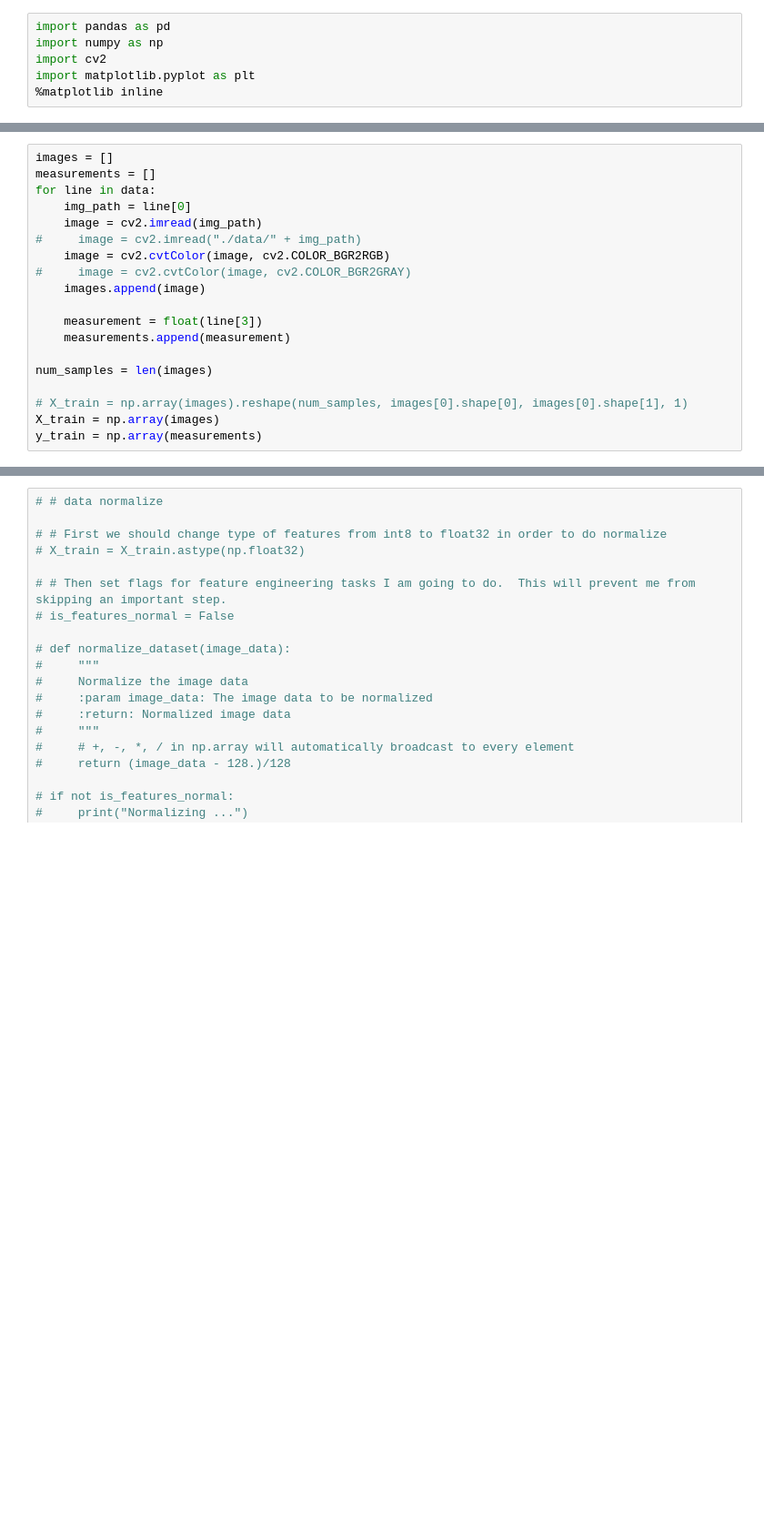
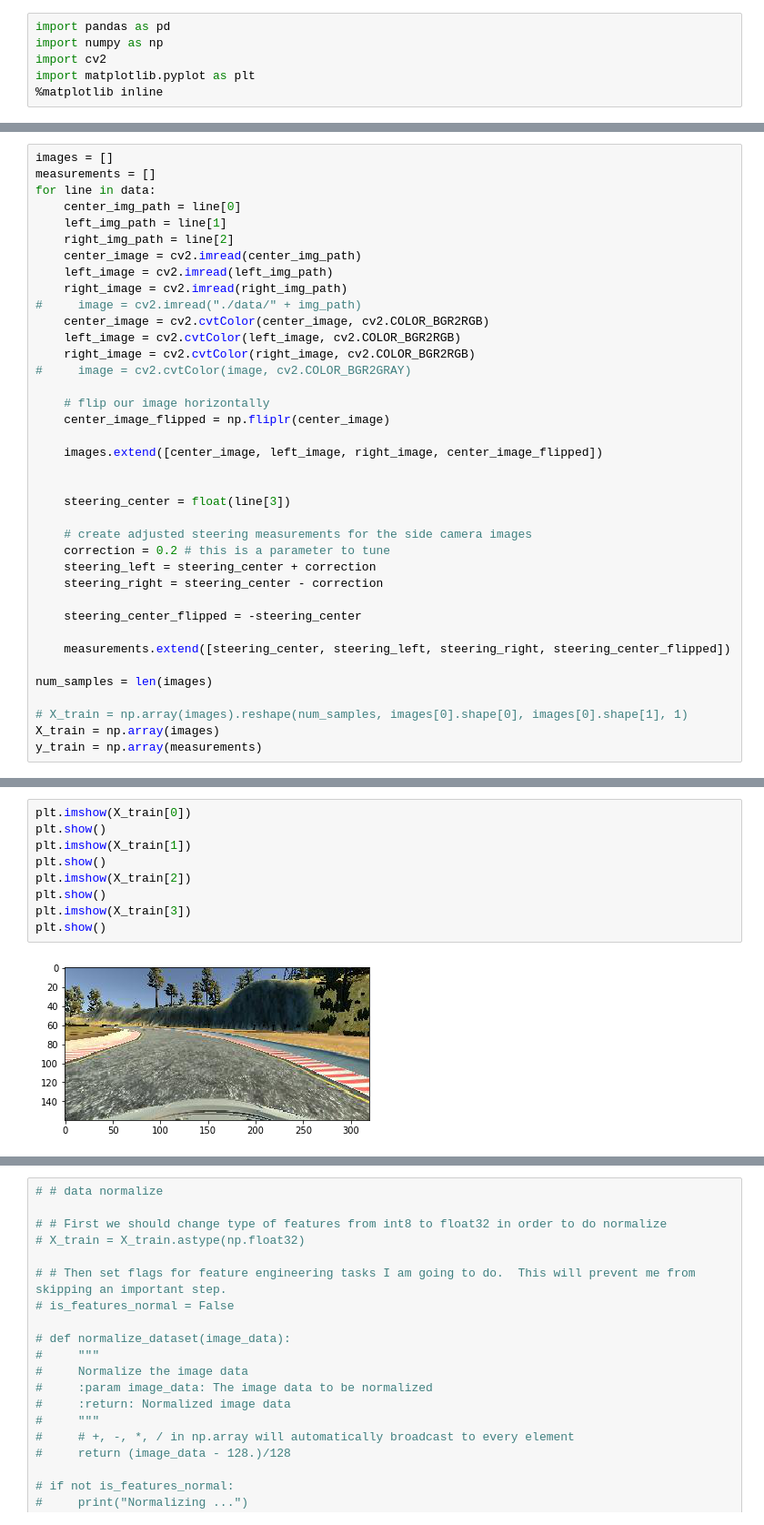
Before and after one commit to fevemania/CarND-Behavioral-Cloning-P3, a Jupyter notebook: train.ipynb, the cells around one changed output, grey strips where cells are left out. Shown at 91% size. Saved outputs shown, nothing was run; the diff lists cells and outputs as text; blank space fills up the shorter version.

```diff
--- a/train.ipynb
+++ b/train.ipynb
@@ -17,15 +35,34 @@ print(df.head())
 images = []
 measurements = []
 for line in data:
-    img_path = line[0]
-    image = cv2.imread(img_path)
+    center_img_path = line[0]
+    left_img_path = line[1]
+    right_img_path = line[2]
+    center_image = cv2.imread(center_img_path)
+    left_image = cv2.imread(left_img_path)
+    right_image = cv2.imread(right_img_path)
 #     image = cv2.imread("./data/" + img_path)
-    image = cv2.cvtColor(image, cv2.COLOR_BGR2RGB)
+    center_image = cv2.cvtColor(center_image, cv2.COLOR_BGR2RGB)
+    left_image = cv2.cvtColor(left_image, cv2.COLOR_BGR2RGB)
+    right_image = cv2.cvtColor(right_image, cv2.COLOR_BGR2RGB)
 #     image = cv2.cvtColor(image, cv2.COLOR_BGR2GRAY)
-    images.append(image)
 
-    measurement = float(line[3])
-    measurements.append(measurement)
+    # flip our image horizontally
+    center_image_flipped = np.fliplr(center_image)
+
+    images.extend([center_image, left_image, right_image, center_image_flipped])
+
+
+    steering_center = float(line[3])
+
+    # create adjusted steering measurements for the side camera images
+    correction = 0.2 # this is a parameter to tune
+    steering_left = steering_center + correction
+    steering_right = steering_center - correction
+
+    steering_center_flipped = -steering_center
+
+    measurements.extend([steering_center, steering_left, steering_right, steering_center_flipped])
 
 num_samples = len(images)
 
@@ -41,0 +84,11 @@ print(y_train.dtype)
+# %%
+plt.imshow(X_train[0])
+plt.show()
+plt.imshow(X_train[1])
+plt.show()
+plt.imshow(X_train[2])
+plt.show()
+plt.imshow(X_train[3])
+plt.show()
+# %% [output]
+[figure, added]
```
Also changed, not shown: parts of 7 cells of this notebook.
